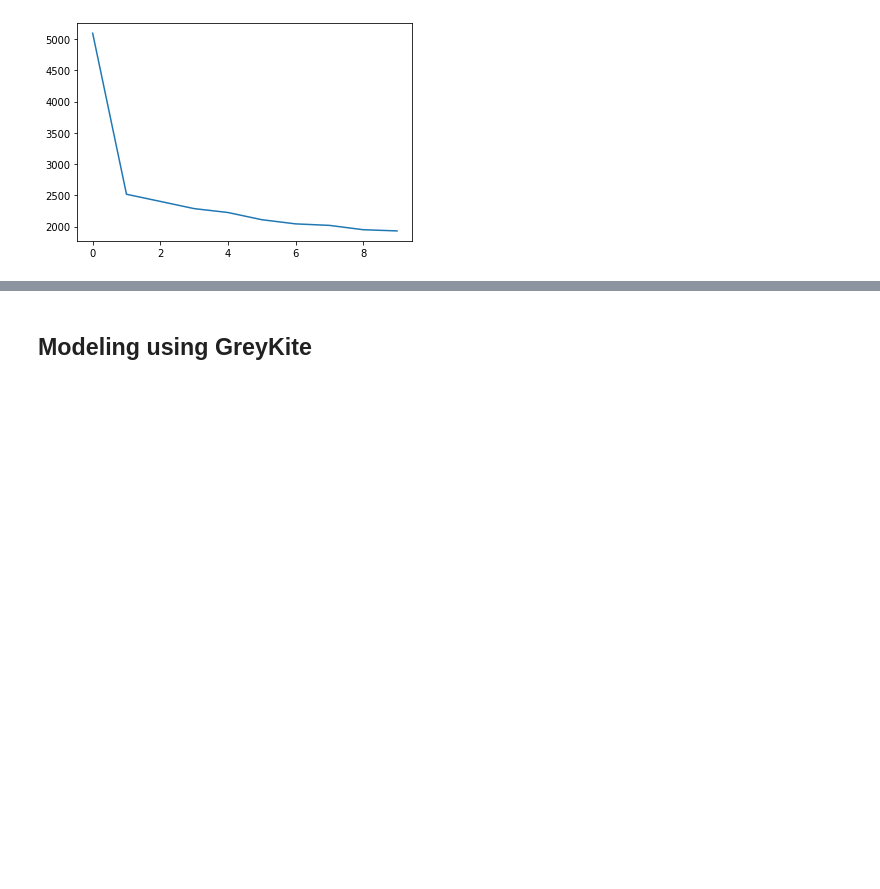
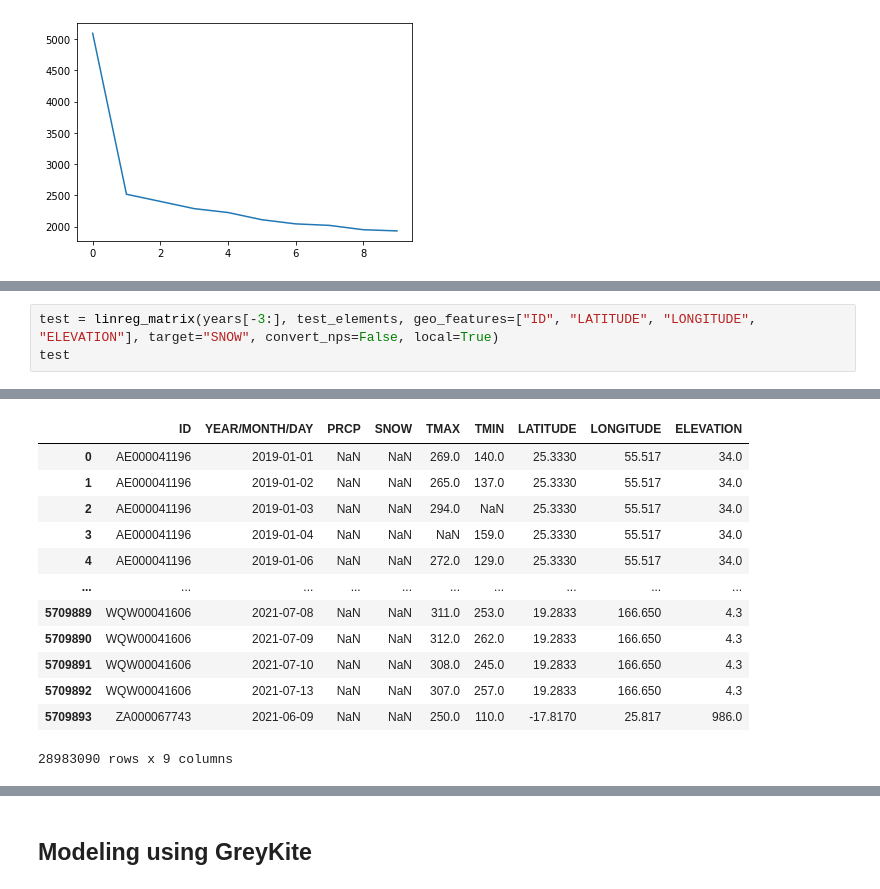
Before and after one commit to briancpark/aws-asdi, a Jupyter notebook: eda.ipynb, the cells around one changed output, grey strips where cells are left out. Cells and saved outputs as stored; diff of their text form; blank space fills up the shorter version.

```diff
--- a/eda.ipynb
+++ b/eda.ipynb
@@ -1196,0 +1098,4 @@ plt.plot(S[:10].get());
+# %%
+test = linreg_matrix(years[-3:], test_elements, geo_features=["ID", "LATITUDE", "LONGITUDE", "ELEVATION"], target="SNOW", convert_nps=False, local=True)
+test
+# %% [output]
@@ -1196,0 +1105,13 @@ plt.plot(S[:10].get());
+|  | ID | YEAR/MONTH/DAY | PRCP | SNOW | TMAX | TMIN | LATITUDE | LONGITUDE | ELEVATION |
+| 0 | AE000041196 | 2019-01-01 | NaN | NaN | 269.0 | 140.0 | 25.3330 | 55.517 | 34.0 |
+| 1 | AE000041196 | 2019-01-02 | NaN | NaN | 265.0 | 137.0 | 25.3330 | 55.517 | 34.0 |
+| 2 | AE000041196 | 2019-01-03 | NaN | NaN | 294.0 | NaN | 25.3330 | 55.517 | 34.0 |
+| 3 | AE000041196 | 2019-01-04 | NaN | NaN | NaN | 159.0 | 25.3330 | 55.517 | 34.0 |
+| 4 | AE000041196 | 2019-01-06 | NaN | NaN | 272.0 | 129.0 | 25.3330 | 55.517 | 34.0 |
+| ... | ... | ... | ... | ... | ... | ... | ... | ... | ... |
+| 5709889 | WQW00041606 | 2021-07-08 | NaN | NaN | 311.0 | 253.0 | 19.2833 | 166.650 | 4.3 |
+| 5709890 | WQW00041606 | 2021-07-09 | NaN | NaN | 312.0 | 262.0 | 19.2833 | 166.650 | 4.3 |
+| 5709891 | WQW00041606 | 2021-07-10 | NaN | NaN | 308.0 | 245.0 | 19.2833 | 166.650 | 4.3 |
+| 5709892 | WQW00041606 | 2021-07-13 | NaN | NaN | 307.0 | 257.0 | 19.2833 | 166.650 | 4.3 |
+| 5709893 | ZA000067743 | 2021-06-09 | NaN | NaN | 250.0 | 110.0 | -17.8170 | 25.817 | 986.0 |
+28983090 rows x 9 columns
```
Also changed, not shown: parts of 126 cells of this notebook, 1 other file.
